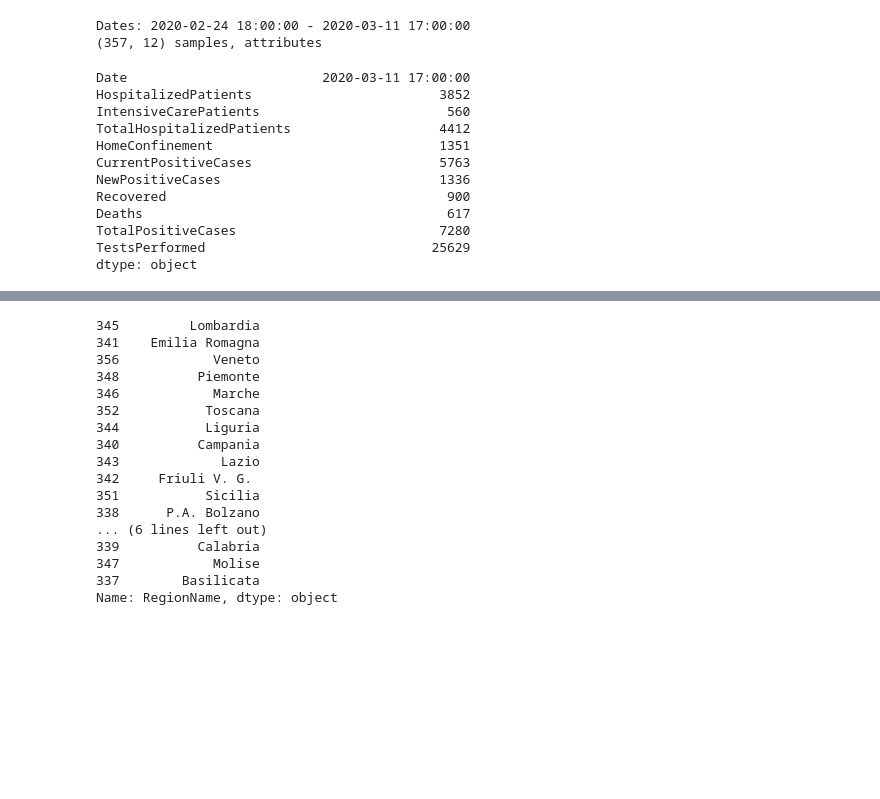
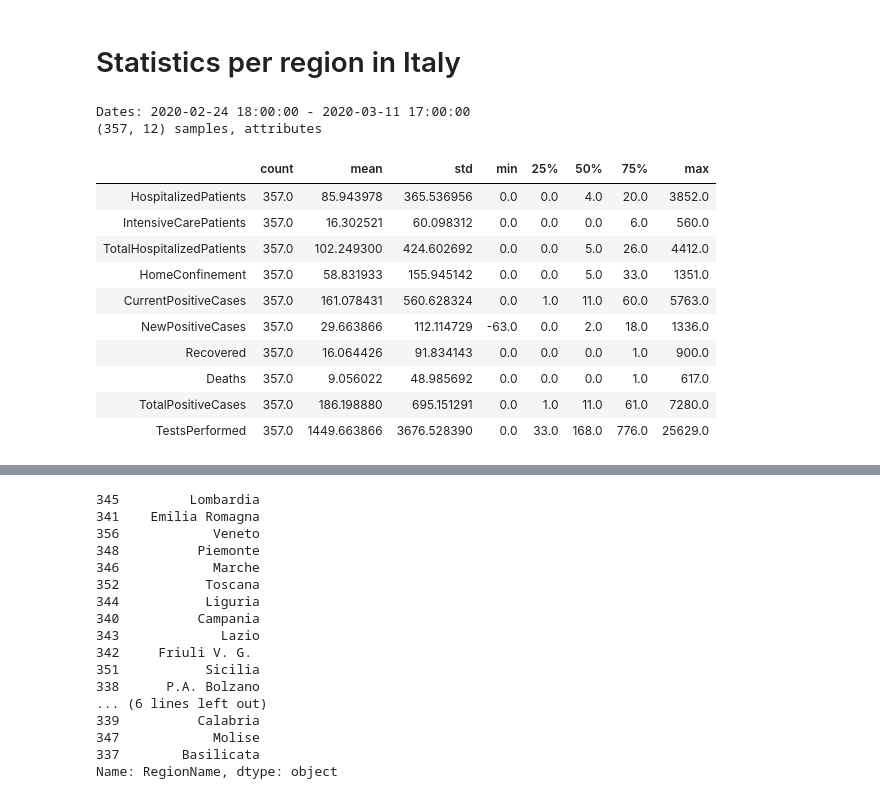
Before and after one commit to m322/portfolio, a Jupyter notebook: covid-19/exploratory_analysis.ipynb, the cells around one changed output, grey strips where cells are left out. Saved outputs shown, nothing was run; the diff lists cells and outputs as text; code cells hidden in the pictures; blank space fills up the shorter version.

```diff
--- a/covid-19/exploratory_analysis.ipynb
+++ b/covid-19/exploratory_analysis.ipynb
@@ -12,6 +13,8 @@ if not os.path.exists(DATA_FILES_DIR):
     print(f'ERROR: cannot find dir {DATA_FILES_DIR}')
 if not os.path.exists(OUTPUT_CHARTS_DIR):
     os.makedirs(OUTPUT_CHARTS_DIR)
+# %% [markdown]
+# Statistics per region in Italy
 # %%
 italy_region_data_cols = ['Date', 'RegionName', 'HospitalizedPatients', 'IntensiveCarePatients',
        'TotalHospitalizedPatients', 'HomeConfinement', 'CurrentPositiveCases',
@@ -23,22 +26,20 @@ italy_region['Date'] = pd.to_datetime(italy_region['Date'])
 # %%
 first_date = italy_region['Date'].min()
 last_date = italy_region['Date'].max()
 print(f"Dates: {first_date} - {last_date}")
 print(f'{italy_region.shape} samples, attributes')
-# RegionName is irrelevant for the max statistics
-italy_region[filter(lambda col : col != 'RegionName', italy_region_data_cols)].max()
+italy_region.describe().T
 # %% [output]
 Dates: 2020-02-24 18:00:00 - 2020-03-11 17:00:00
 (357, 12) samples, attributes
-Date                         2020-03-11 17:00:00
-HospitalizedPatients                        3852
-IntensiveCarePatients                        560
-TotalHospitalizedPatients                   4412
-HomeConfinement                             1351
-CurrentPositiveCases                        5763
-NewPositiveCases                            1336
-Recovered                                    900
-Deaths                                       617
-TotalPositiveCases                          7280
-TestsPerformed                             25629
-dtype: object
+|  | count | mean | std | min | 25% | 50% | 75% | max |
+| HospitalizedPatients | 357.0 | 85.943978 | 365.536956 | 0.0 | 0.0 | 4.0 | 20.0 | 3852.0 |
+| IntensiveCarePatients | 357.0 | 16.302521 | 60.098312 | 0.0 | 0.0 | 0.0 | 6.0 | 560.0 |
+| TotalHospitalizedPatients | 357.0 | 102.249300 | 424.602692 | 0.0 | 0.0 | 5.0 | 26.0 | 4412.0 |
+| HomeConfinement | 357.0 | 58.831933 | 155.945142 | 0.0 | 0.0 | 5.0 | 33.0 | 1351.0 |
+| CurrentPositiveCases | 357.0 | 161.078431 | 560.628324 | 0.0 | 1.0 | 11.0 | 60.0 | 5763.0 |
+| NewPositiveCases | 357.0 | 29.663866 | 112.114729 | -63.0 | 0.0 | 2.0 | 18.0 | 1336.0 |
+| Recovered | 357.0 | 16.064426 | 91.834143 | 0.0 | 0.0 | 0.0 | 1.0 | 900.0 |
+| Deaths | 357.0 | 9.056022 | 48.985692 | 0.0 | 0.0 | 0.0 | 1.0 | 617.0 |
+| TotalPositiveCases | 357.0 | 186.198880 | 695.151291 | 0.0 | 1.0 | 11.0 | 61.0 | 7280.0 |
+| TestsPerformed | 357.0 | 1449.663866 | 3676.528390 | 0.0 | 33.0 | 168.0 | 776.0 | 25629.0 |
```
Also changed, not shown: parts of 12 cells of this notebook.
